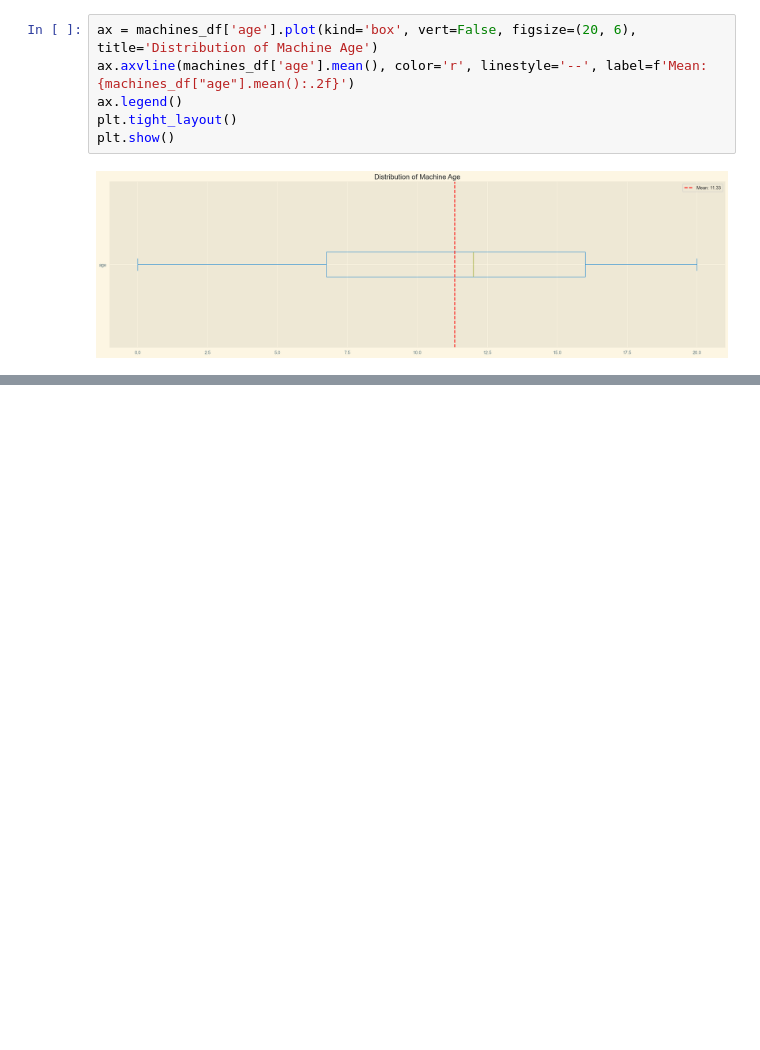
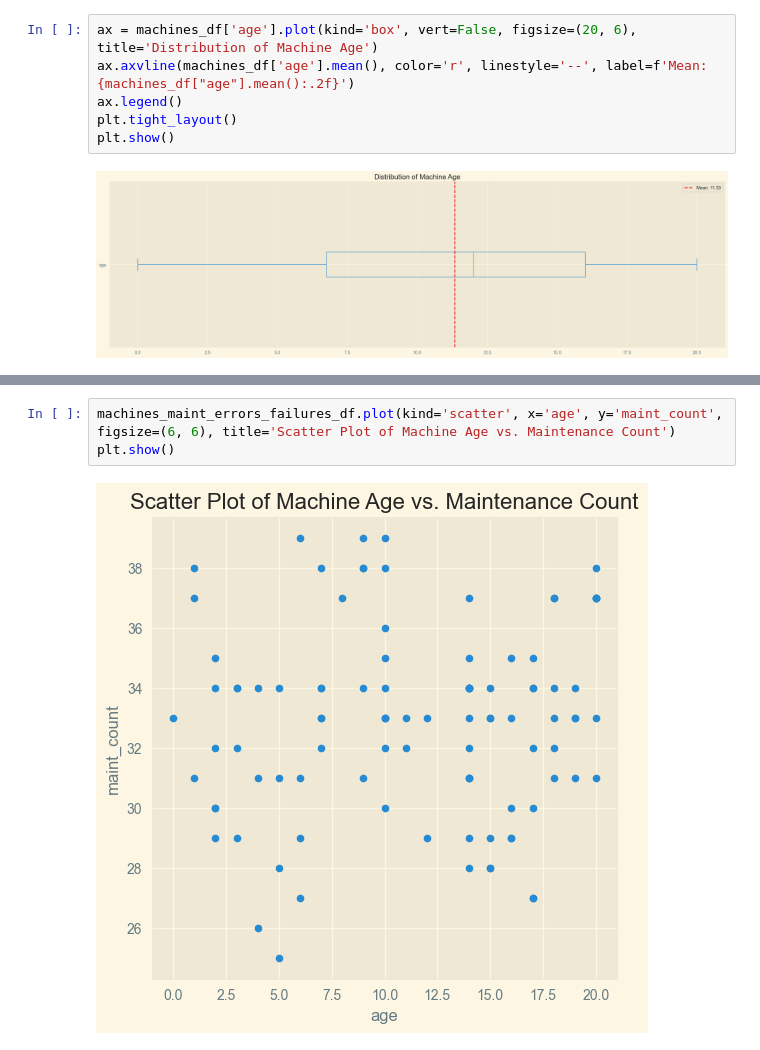
Before and after one commit to ZzzSun-ks/Kaggle, a Jupyter notebook: Microsoft_Predictive_Maintenance/summary.ipynb, the cells around one changed output, grey strips where cells are left out. Cells and saved outputs as stored; diff of their text form; blank space fills up the shorter version.

```diff
--- a/Microsoft_Predictive_Maintenance/summary.ipynb
+++ b/Microsoft_Predictive_Maintenance/summary.ipynb
@@ -497,0 +524,5 @@ plt.show()
+# %%
+machines_maint_errors_failures_df.plot(kind='scatter', x='age', y='maint_count', figsize=(6, 6), title='Scatter Plot of Machine Age vs. Maintenance Count')
+plt.show()
+# %% [output]
+[figure, added]
```
Also changed, not shown: parts of 8 cells of this notebook, 2 other files.
